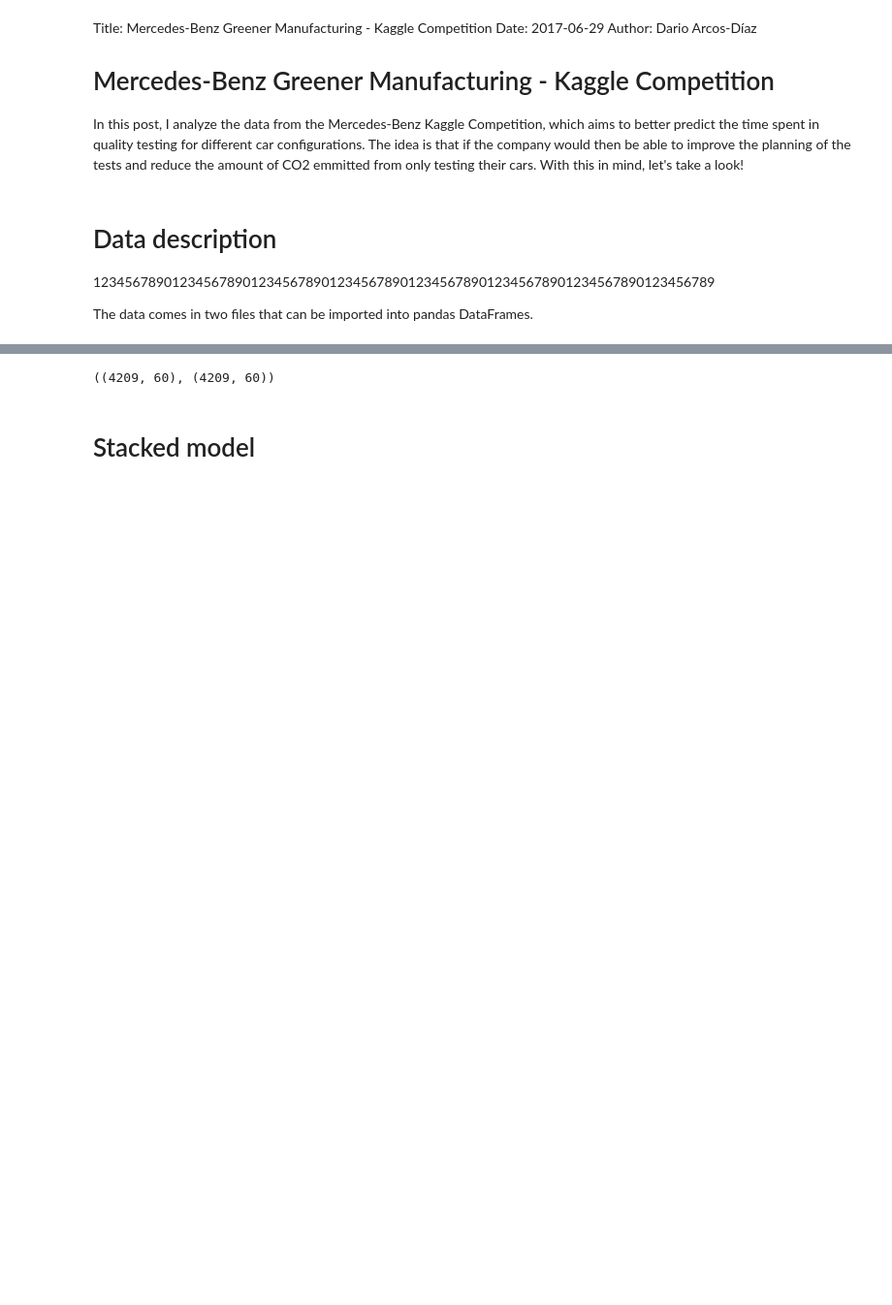
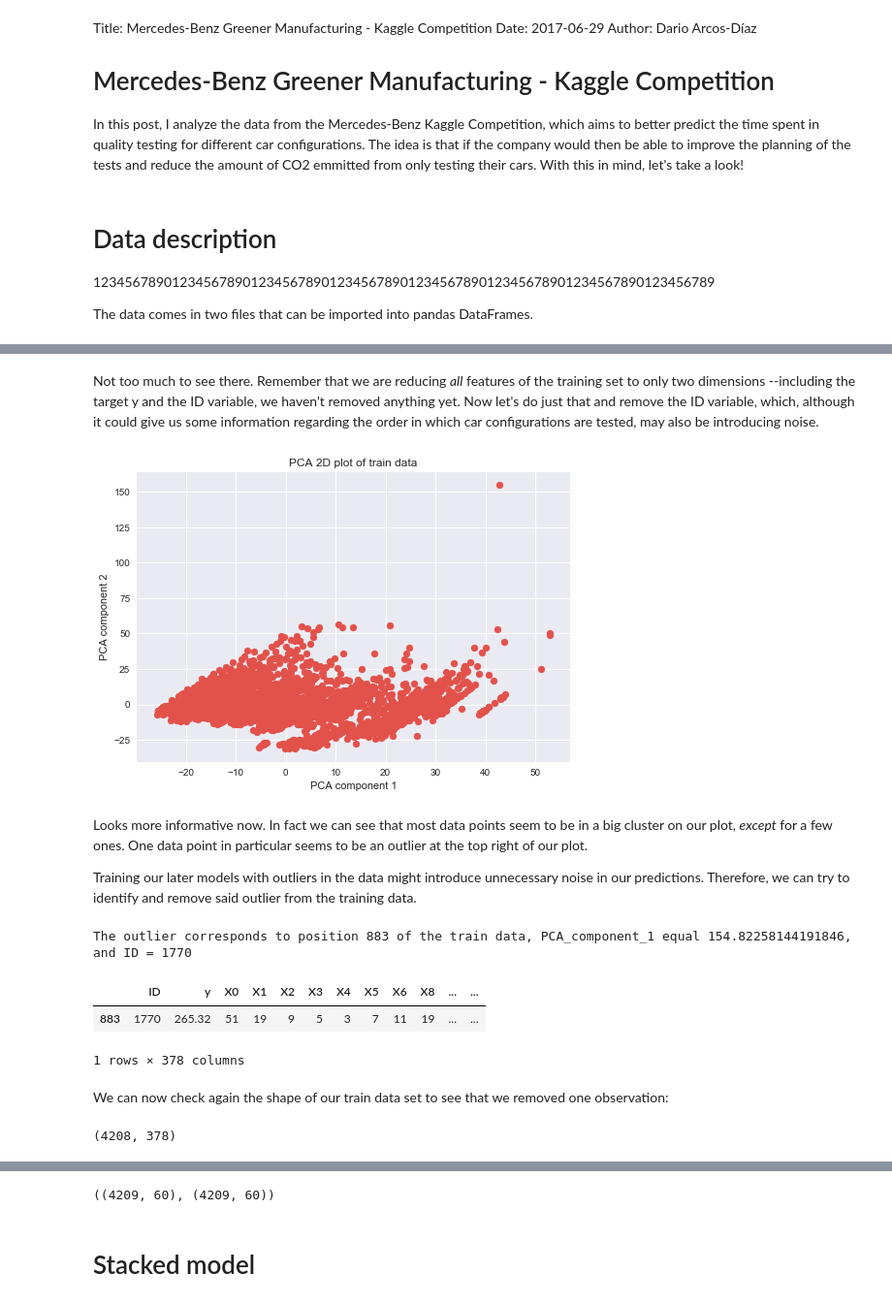
Before and after one commit to dariodata/mercedes-manufacturing, a Jupyter notebook: merdeces-manufacturing.ipynb, the cells around one changed output, grey strips where cells are left out. Shown at 97% size. Saved outputs shown, nothing was run; the diff lists cells and outputs as text; code cells hidden in the pictures; blank space fills up the shorter version.

```diff
--- a/merdeces-manufacturing.ipynb
+++ b/merdeces-manufacturing.ipynb
@@ -77,0 +193,35 @@ X_train.shape, y_train.shape, X_test.shape
+# %% [markdown]
+Not too much to see there. Remember that we are reducing _all_ features of the training set to only two dimensions --including the target y and the ID variable, we haven't removed anything yet. Now let's do just that and remove the ID variable, which, although it could give us some information regarding the order in which car configurations are tested, may also be introducing noise.
+# %%
+# PCA
+n_comp = 2
+pca = PCA(n_components=n_comp, random_state=420)
+pca2d = pca.fit_transform(train.drop(['ID'], axis=1))
+
+# plot PCA, notice an outlier
+plt.scatter(pca2d[:, 0], pca2d[:, 1])
+plt.title('PCA 2D plot of train data')
+plt.xlabel('PCA component 1')
+plt.ylabel('PCA component 2')
+plt.show()
+# %% [output]
+[figure, added]
+# %% [markdown]
+Looks more informative now. In fact we can see that most data points seem to be in a big cluster on our plot, _except_ for a few ones. One data point in particular seems to be an outlier at the top right of our plot.
+
+Training our later models with outliers in the data might introduce unnecessary noise in our predictions. Therefore, we can try to identify and remove said outlier from the training data.
+# %%
+# identify outlier's index, value and ID
+for i, j, k in zip(range(len(pca2d)), pca2d[:, 1], train['ID']):
+    if j > 75:
+        print('The outlier corresponds to position {0} of the train data, PCA_component_1 equal {1} and ID = {'
+              '2}'.format(i, j, k) ) # 883 154.822581442 1770
+# %% [output]
+The outlier corresponds to position 883 of the train data, PCA_component_1 equal 154.82258144191846, and ID = 1770
+# %%
+# the outlier
+train[train['ID']==1770]
+# %% [output]
+|  | ID | y | X0 | X1 | X2 | X3 | X4 | X5 | X6 | X8 | ... | ... |
+| 883 | 1770 | 265.32 | 51 | 19 | 9 | 5 | 3 | 7 | 11 | 19 | ... | ... |
+1 rows × 378 columns
@@ -77,0 +231,6 @@ X_train.shape, y_train.shape, X_test.shape
+# %% [markdown]
+We can now check again the shape of our train data set to see that we removed one observation:
+# %%
+train.shape
+# %% [output]
+(4208, 378)
```
Also changed, not shown: parts of 21 cells of this notebook, 3 other files.
